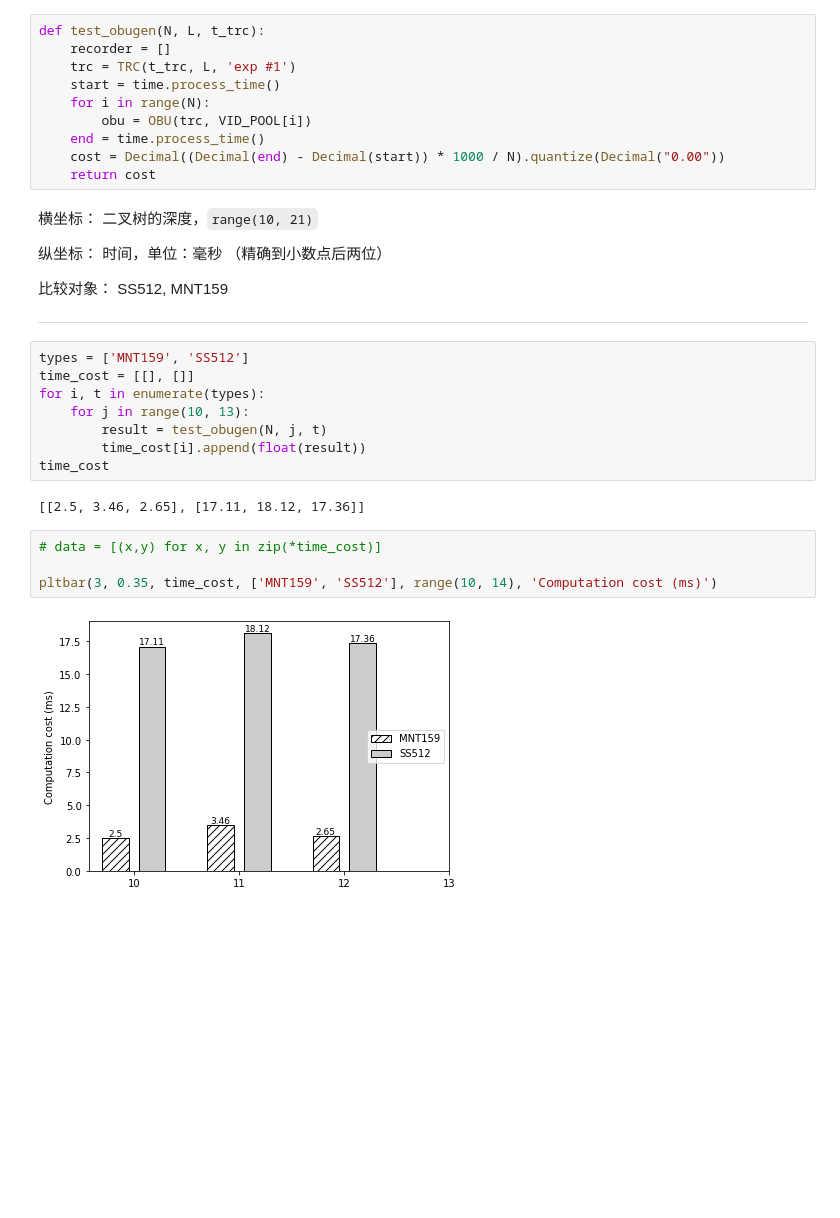
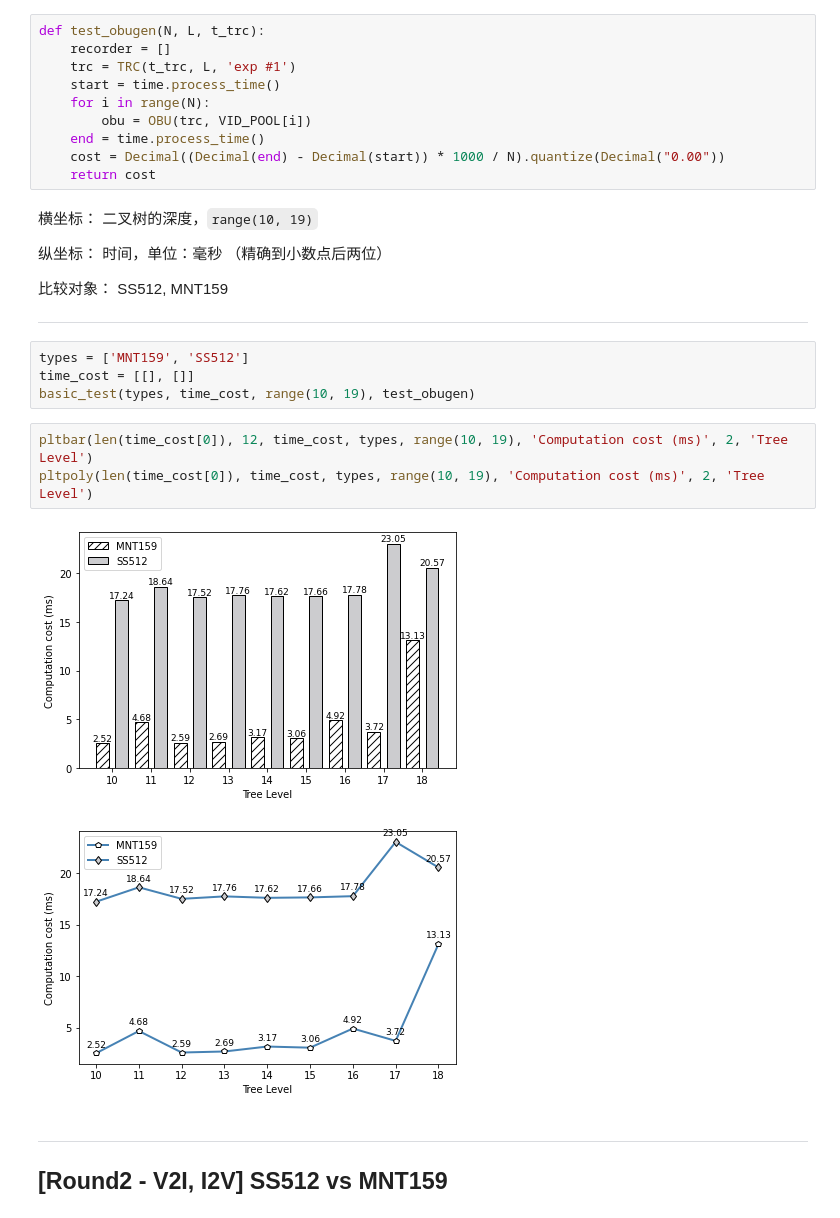
Before and after one commit to IBRS4VANETs/TEST-CASEs, a Jupyter notebook: note.ipynb, the cells around one changed output. Drawn from its saved outputs; the diff is of its cells as text; blank space fills up the shorter version.

Commit message:
:construction: complete round 2

```diff
--- a/note.ipynb
+++ b/note.ipynb
@@ -28,26 +34,24 @@ def test_obugen(N, L, t_trc):
     cost = Decimal((Decimal(end) - Decimal(start)) * 1000 / N).quantize(Decimal("0.00"))
     return cost
 # %% [markdown]
-横坐标： 二叉树的深度，`range(10, 21)`
+横坐标： 二叉树的深度，`range(10, 19)`
 
 纵坐标： 时间，单位：毫秒 （精确到小数点后两位）
 
 比较对象： SS512, MNT159
 
 ---
-# %%
-types = ['MNT159', 'SS512']
-time_cost = [[], []]
-for i, t in enumerate(types):
-    for j in range(10, 13):
-        result = test_obugen(N, j, t)
-        time_cost[i].append(float(result))
-time_cost
-# %% [output]
-[[2.5, 3.46, 2.65], [17.11, 18.12, 17.36]]
-# %%
-# data = [(x,y) for x, y in zip(*time_cost)]
-
-pltbar(3, 0.35, time_cost, ['MNT159', 'SS512'], range(10, 14), 'Computation cost (ms)')
-# %% [output]
-[figure, removed]
+# %%
+types = ['MNT159', 'SS512']
+time_cost = [[], []]
+basic_test(types, time_cost, range(10, 19), test_obugen)
+# %%
+pltbar(len(time_cost[0]), 12, time_cost, types, range(10, 19), 'Computation cost (ms)', 2, 'Tree Level')
+pltpoly(len(time_cost[0]), time_cost, types, range(10, 19), 'Computation cost (ms)', 2, 'Tree Level')
+# %% [output]
+[figure, added]
+[figure, added]
+# %% [markdown]
+---
+
+## [Round2 - V2I, I2V] SS512 vs MNT159
```
Also changed, not shown: parts of 13 cells of this notebook, 1 other file.
